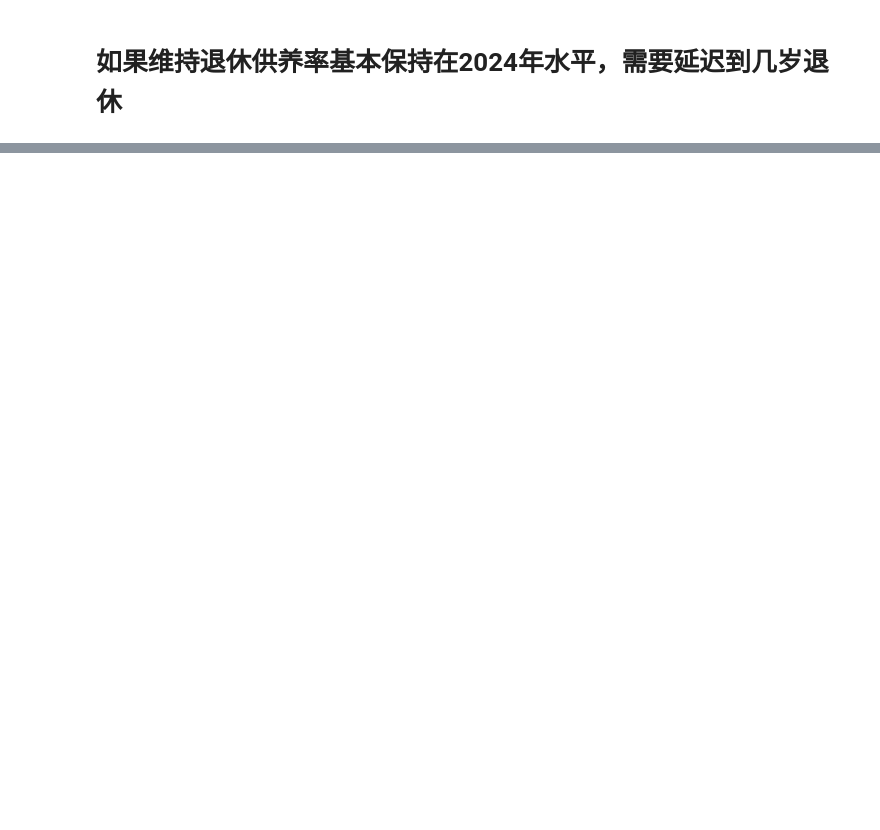
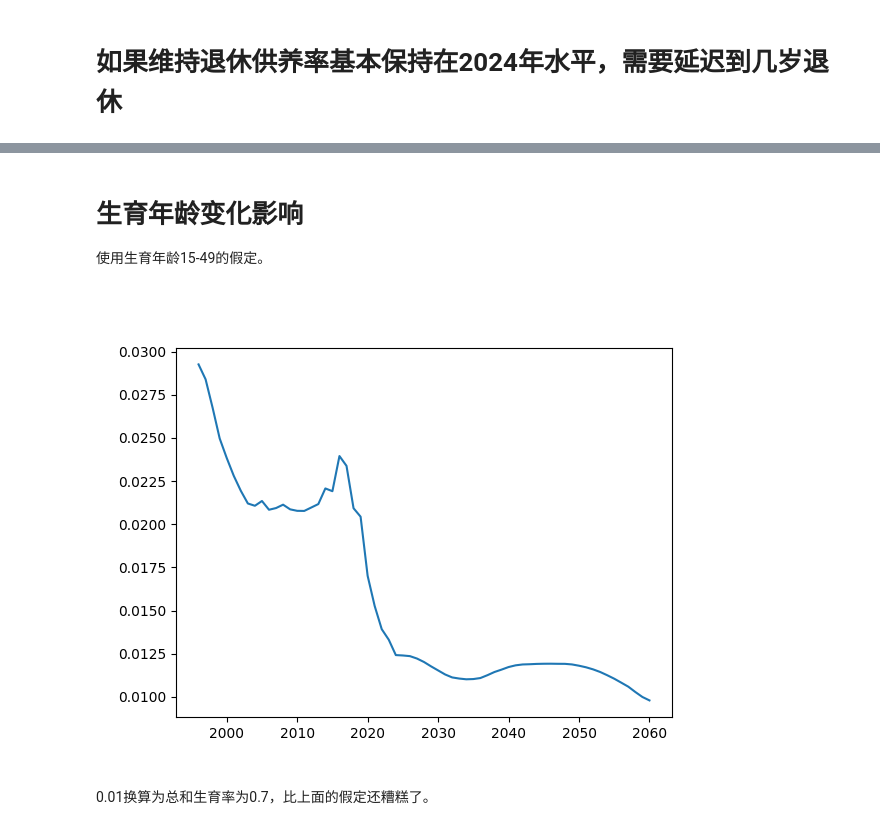
Before and after one commit to shell909090/slides, a Jupyter notebook: ipynb/pycon2024.ipynb, the cells around one changed output, grey strips where cells are left out. Saved outputs shown, nothing was run; the diff lists cells and outputs as text; code cells hidden in the pictures; blank space fills up the shorter version.

```diff
--- a/ipynb/pycon2024.ipynb
+++ b/ipynb/pycon2024.ipynb
@@ -276,0 +282,13 @@ df
+# %% [markdown]
+# 生育年龄变化影响
+
+使用生育年龄15-49的假定。
+# %%
+plt.close()
+s = population.loc[:, 0]/population.loc[:, 15:50].sum(axis=1)
+plt.plot(s[s.index>1995])
+plt.show()
+# %% [output]
+[figure, added]
+# %% [markdown]
+0.01换算为总和生育率为0.7，比上面的假定还糟糕了。
```
Also changed, not shown: parts of 38 cells of this notebook, 1 other file.
